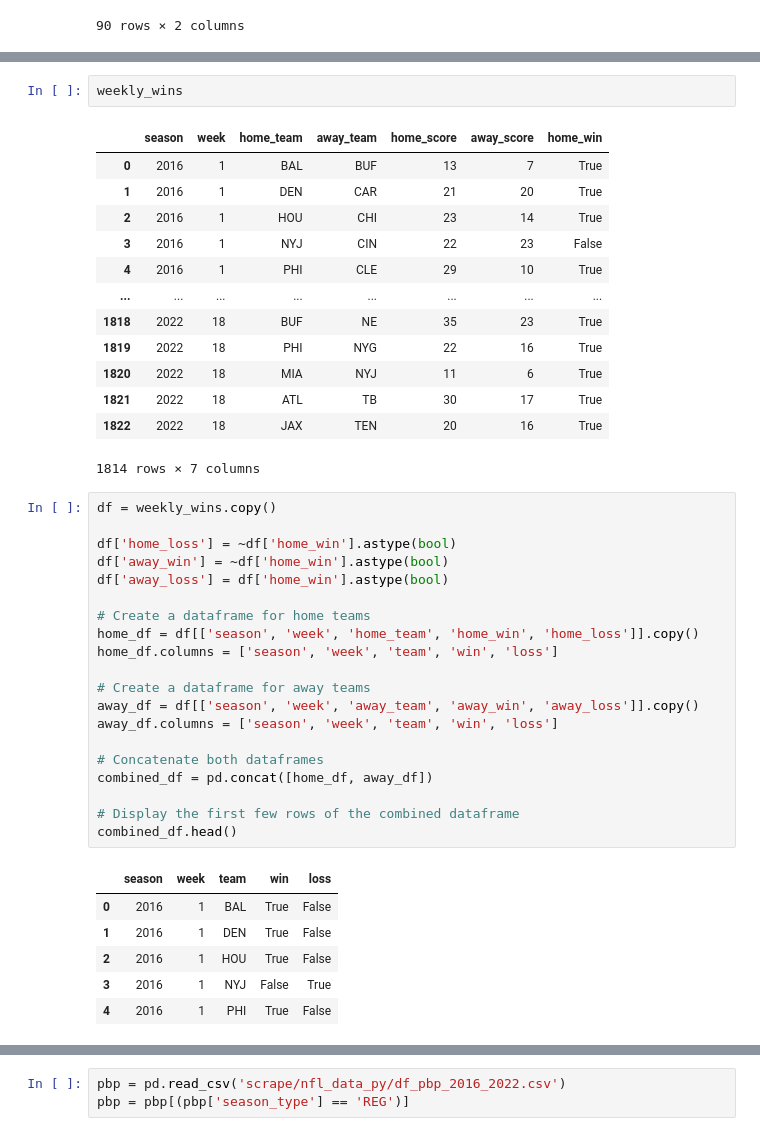
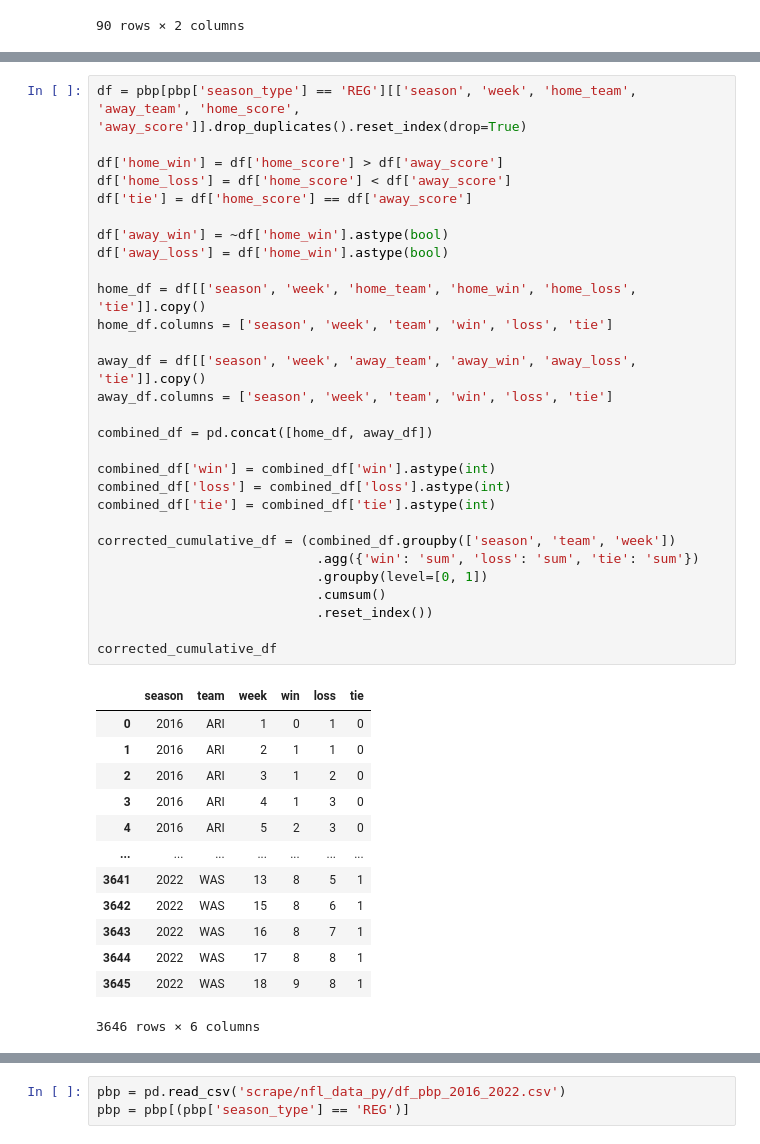
Before and after one commit to gbellamy512/projects, a Jupyter notebook: epa_eda.ipynb, the cells around one changed output, grey strips where cells are left out. Cells and saved outputs as stored; diff of their text form.

```diff
--- a/epa_eda.ipynb
+++ b/epa_eda.ipynb
@@ -522,43 +500,43 @@ ties
-# %%
-weekly_wins
-# %% [output]
-|  | season | week | home_team | away_team | home_score | away_score | home_win |
-| 0 | 2016 | 1 | BAL | BUF | 13 | 7 | True |
-| 1 | 2016 | 1 | DEN | CAR | 21 | 20 | True |
-| 2 | 2016 | 1 | HOU | CHI | 23 | 14 | True |
-| 3 | 2016 | 1 | NYJ | CIN | 22 | 23 | False |
-| 4 | 2016 | 1 | PHI | CLE | 29 | 10 | True |
-| ... | ... | ... | ... | ... | ... | ... | ... |
-| 1818 | 2022 | 18 | BUF | NE | 35 | 23 | True |
-| 1819 | 2022 | 18 | PHI | NYG | 22 | 16 | True |
-| 1820 | 2022 | 18 | MIA | NYJ | 11 | 6 | True |
-| 1821 | 2022 | 18 | ATL | TB | 30 | 17 | True |
-| 1822 | 2022 | 18 | JAX | TEN | 20 | 16 | True |
-1814 rows × 7 columns
 # %%
-df = weekly_wins.copy()
+df = pbp[pbp['season_type'] == 'REG'][['season', 'week', 'home_team', 'away_team', 'home_score', 'away_score']].drop_duplicates().reset_index(drop=True)
 
-df['home_loss'] = ~df['home_win'].astype(bool)
+df['home_win'] = df['home_score'] > df['away_score']
+df['home_loss'] = df['home_score'] < df['away_score']
+df['tie'] = df['home_score'] == df['away_score']
+
 df['away_win'] = ~df['home_win'].astype(bool)
 df['away_loss'] = df['home_win'].astype(bool)
 
-# Create a dataframe for home teams
-home_df = df[['season', 'week', 'home_team', 'home_win', 'home_loss']].copy()
-home_df.columns = ['season', 'week', 'team', 'win', 'loss']
+home_df = df[['season', 'week', 'home_team', 'home_win', 'home_loss', 'tie']].copy()
+home_df.columns = ['season', 'week', 'team', 'win', 'loss', 'tie']
 
-# Create a dataframe for away teams
-away_df = df[['season', 'week', 'away_team', 'away_win', 'away_loss']].copy()
-away_df.columns = ['season', 'week', 'team', 'win', 'loss']
+away_df = df[['season', 'week', 'away_team', 'away_win', 'away_loss', 'tie']].copy()
+away_df.columns = ['season', 'week', 'team', 'win', 'loss', 'tie']
 
-# Concatenate both dataframes
 combined_df = pd.concat([home_df, away_df])
 
-# Display the first few rows of the combined dataframe
-combined_df.head()
+combined_df['win'] = combined_df['win'].astype(int)
+combined_df['loss'] = combined_df['loss'].astype(int)
+combined_df['tie'] = combined_df['tie'].astype(int)
+
+corrected_cumulative_df = (combined_df.groupby(['season', 'team', 'week'])
+                            .agg({'win': 'sum', 'loss': 'sum', 'tie': 'sum'})
+                            .groupby(level=[0, 1])
+                            .cumsum()
+                            .reset_index())
+
+corrected_cumulative_df
 # %% [output]
-|  | season | week | team | win | loss |
-| 0 | 2016 | 1 | BAL | True | False |
-| 1 | 2016 | 1 | DEN | True | False |
-| 2 | 2016 | 1 | HOU | True | False |
-| 3 | 2016 | 1 | NYJ | False | True |
-| 4 | 2016 | 1 | PHI | True | False |
+|  | season | team | week | win | loss | tie |
+| 0 | 2016 | ARI | 1 | 0 | 1 | 0 |
+| 1 | 2016 | ARI | 2 | 1 | 1 | 0 |
+| 2 | 2016 | ARI | 3 | 1 | 2 | 0 |
+| 3 | 2016 | ARI | 4 | 1 | 3 | 0 |
+| 4 | 2016 | ARI | 5 | 2 | 3 | 0 |
+| ... | ... | ... | ... | ... | ... | ... |
+| 3641 | 2022 | WAS | 13 | 8 | 5 | 1 |
+| 3642 | 2022 | WAS | 15 | 8 | 6 | 1 |
+| 3643 | 2022 | WAS | 16 | 8 | 7 | 1 |
+| 3644 | 2022 | WAS | 17 | 8 | 8 | 1 |
+| 3645 | 2022 | WAS | 18 | 9 | 8 | 1 |
+3646 rows × 6 columns
```
Also changed, not shown: parts of 6 cells of this notebook.
